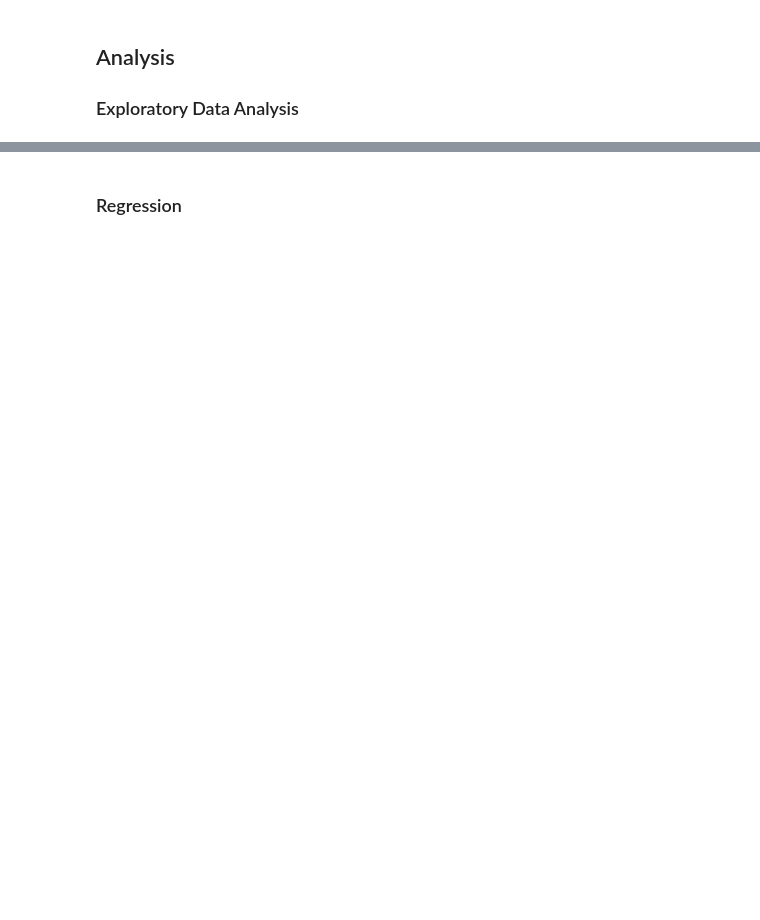
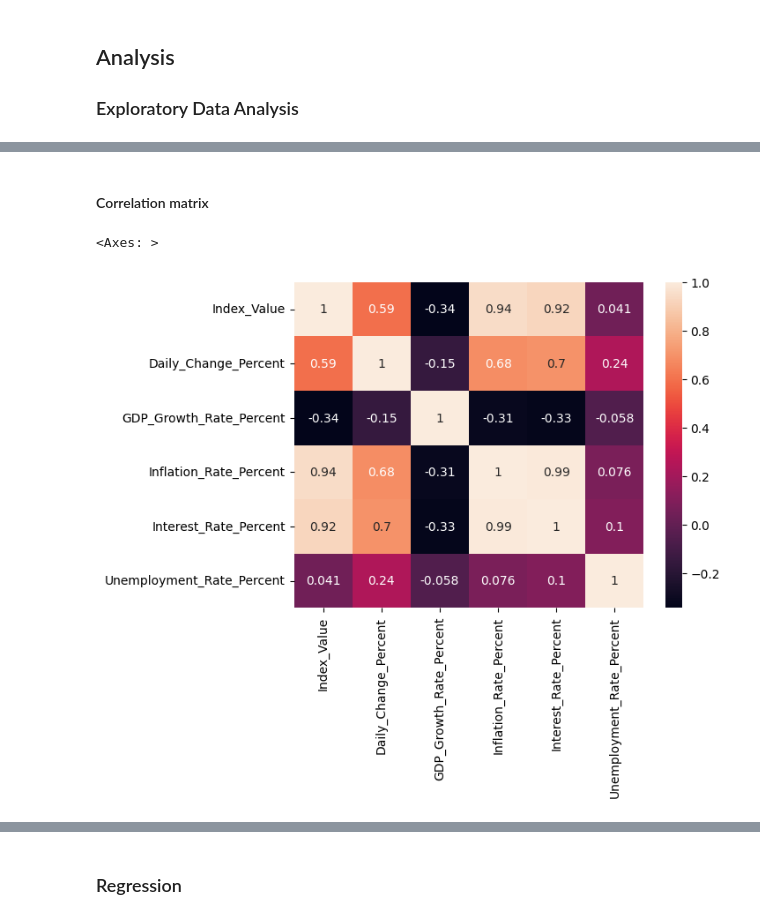
Before and after one commit to irenanguyen/4iz565_team_work, a Jupyter notebook: project.ipynb, the cells around one changed output, grey strips where cells are left out. Drawn from its saved outputs; the diff is of its cells as text; code cells hidden in the pictures; blank space fills up the shorter version.

```diff
--- a/project.ipynb
+++ b/project.ipynb
@@ -169,0 +168,7 @@ df.describe(include=['object', 'string']).T
+# %% [markdown]
+#### Correlation matrix
+# %%
+sns.heatmap(df.select_dtypes(include=['number']).corr(), annot=True)
+# %% [output]
+<Axes: >
+[figure, added]
```
Also changed, not shown: parts of 16 cells of this notebook.
